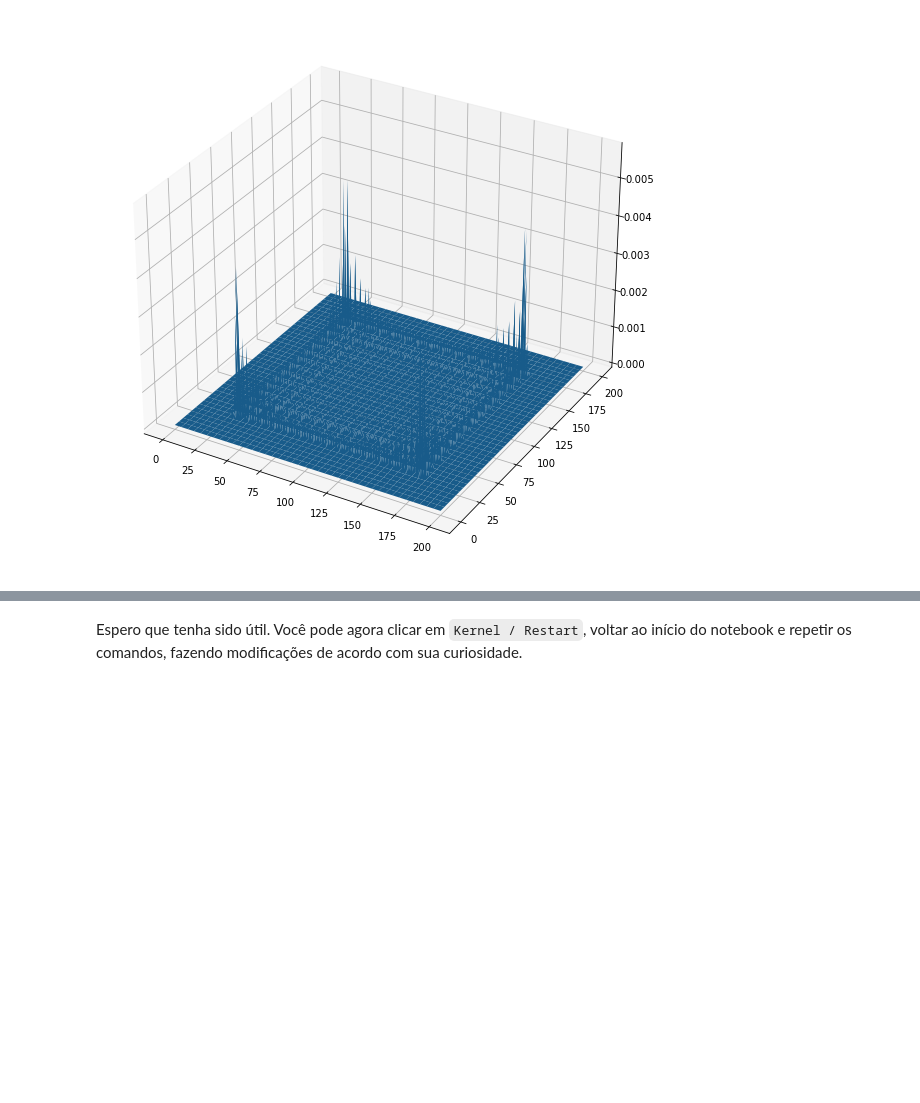
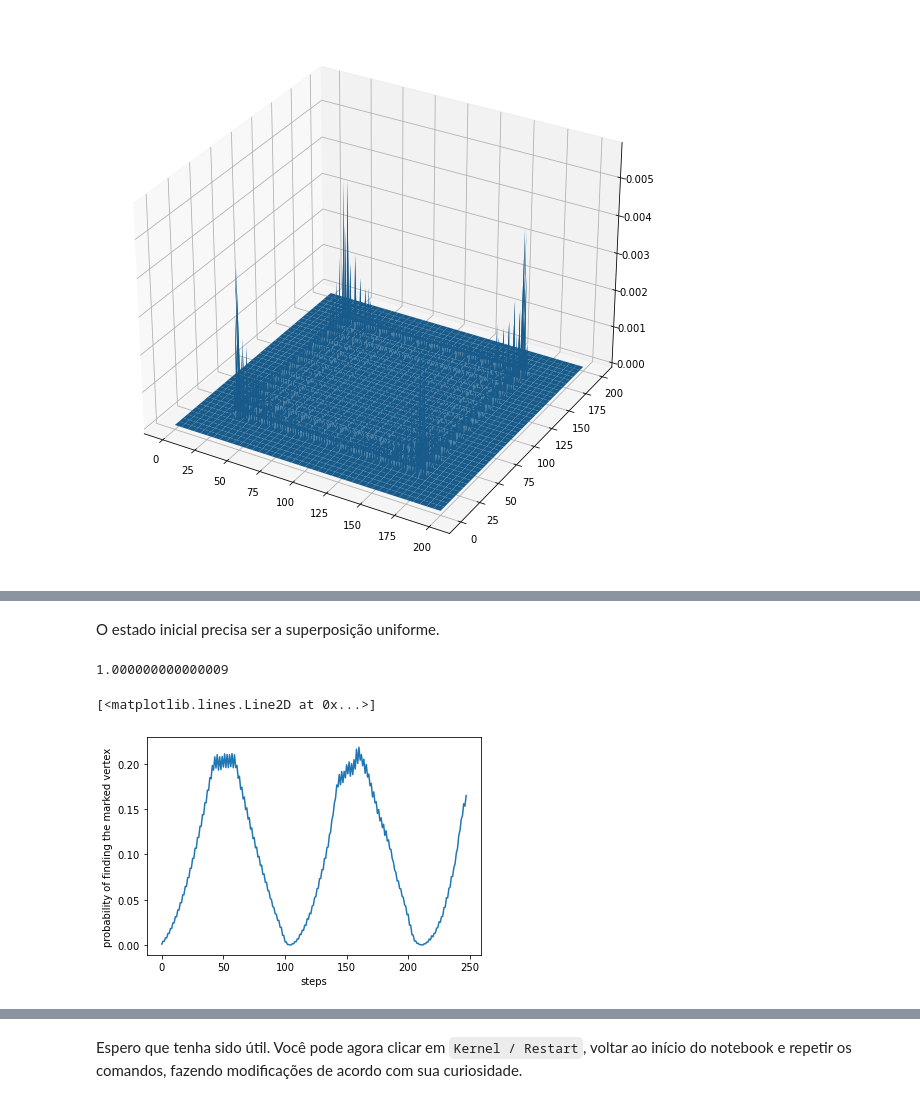
Before and after one commit to Marquezino/quantum-walks, a Jupyter notebook: Caminhada-Quantica-2D.ipynb, the cells around one changed output, grey strips where cells are left out. Cells and saved outputs as stored; diff of their text form; code cells hidden in the pictures; blank space fills up the shorter version.

```diff
--- a/Caminhada-Quantica-2D.ipynb
+++ b/Caminhada-Quantica-2D.ipynb
@@ -235,0 +322,33 @@ p = ax.plot_surface(X,Y, Prob)
+# %%
+U = U @ Oracle
+# %% [markdown]
+O estado inicial precisa ser a superposição uniforme.
+# %%
+coinState = np.array([0.5, 0.5, 0.5, 0.5], dtype=complex)
+positionState = np.ones(size**2, dtype=complex)/size
+Psi = np.kron(coinState, positionState)
+# %%
+np.linalg.norm(Psi)
+# %% [output]
+1.000000000000009
+# %%
+tempo = 8*size   # não precisaria disso tudo, mas assim é útil para visualizar o comportamento do gráfico
+Probs = []
+Success_probs = []
+# %%
+Psit = Psi[:]
+for t in range(tempo):
+    Psit = U.dot(Psit)
+    np.testing.assert_allclose(np.linalg.norm(Psit), 1.0)
+
+    Prob = get_pdf(Psit)
+    Prob = Prob.reshape((size, size))
+    Probs.append(Prob)
+    Success_probs.append(Prob[size//2, size//2])
+# %%
+plt.ylabel('probability of finding the marked vertex')
+plt.xlabel('steps')
+plt.plot(Success_probs)
+# %% [output]
+[<matplotlib.lines.Line2D at 0x...>]
+[figure, added]
```
Also changed, not shown: parts of 21 cells of this notebook.
